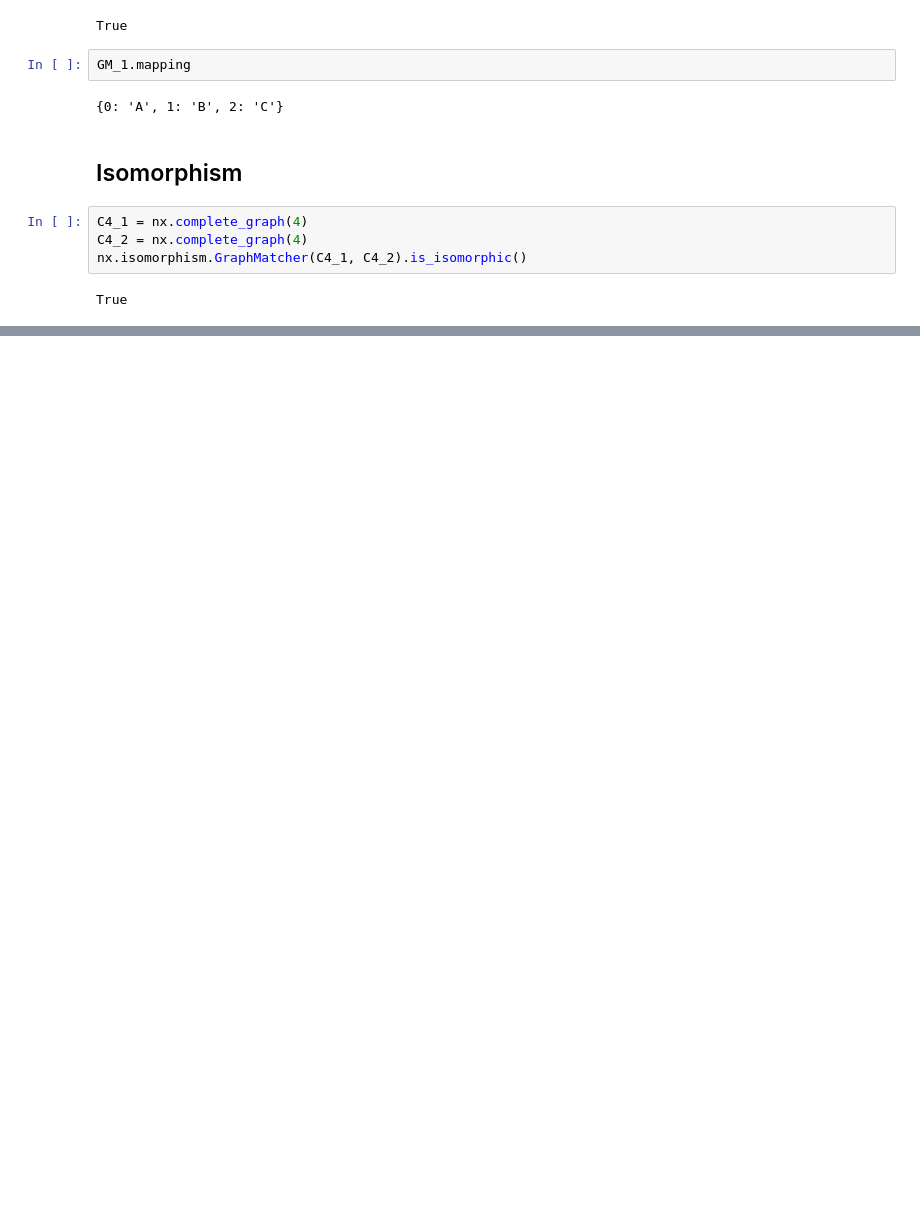
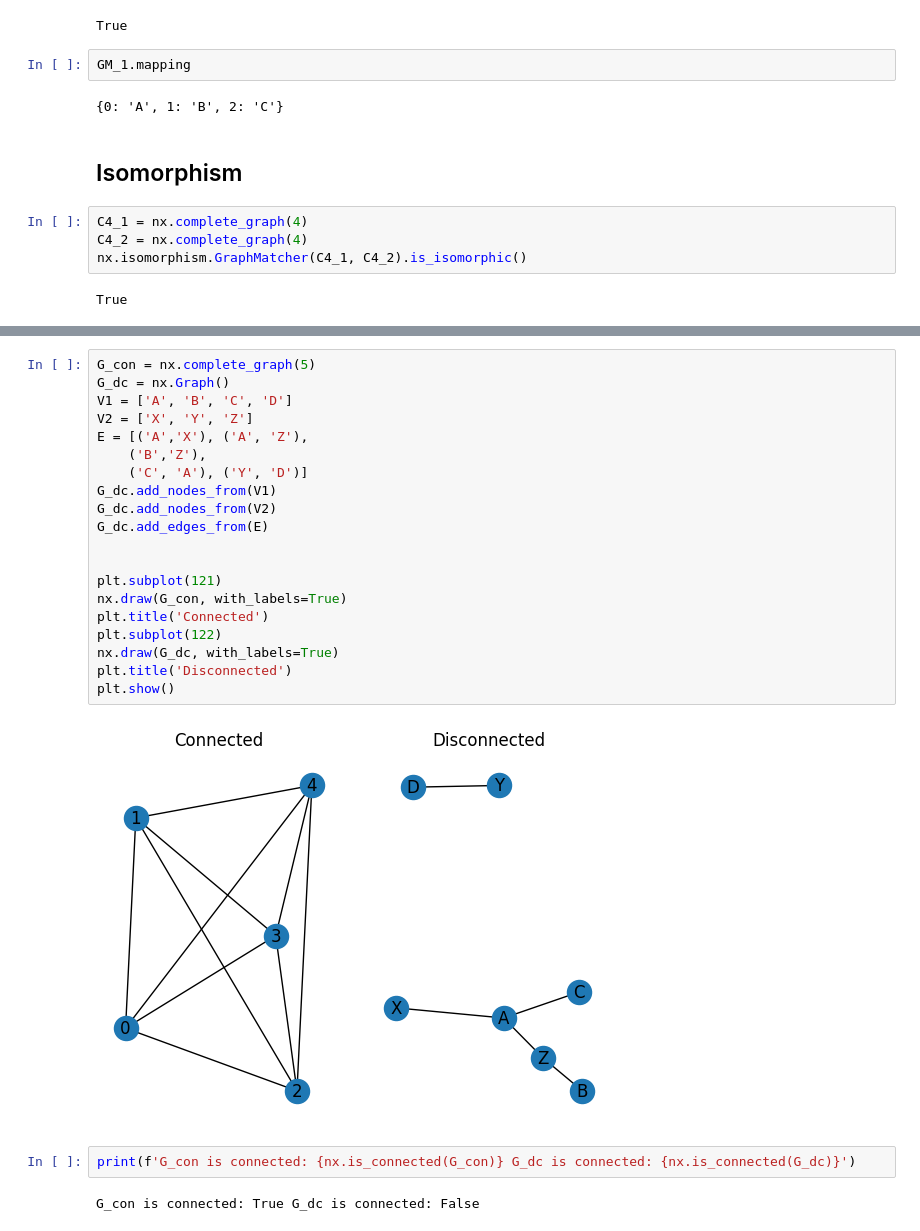
Before and after one commit to mcooper44/graph_theory, a Jupyter notebook: Introduction to Graph Theory and Python.ipynb, the cells around one changed output, grey strips where cells are left out. Cells and saved outputs as stored; diff of their text form; blank space fills up the shorter version.

```diff
--- a/Introduction to Graph Theory and Python.ipynb
+++ b/Introduction to Graph Theory and Python.ipynb
@@ -176,0 +181,26 @@ True
+# %%
+G_con = nx.complete_graph(5)
+G_dc = nx.Graph()
+V1 = ['A', 'B', 'C', 'D']
+V2 = ['X', 'Y', 'Z']
+E = [('A','X'), ('A', 'Z'),
+    ('B','Z'),
+    ('C', 'A'), ('Y', 'D')]
+G_dc.add_nodes_from(V1)
+G_dc.add_nodes_from(V2)
+G_dc.add_edges_from(E)
+
+
+plt.subplot(121)
+nx.draw(G_con, with_labels=True)
+plt.title('Connected')
+plt.subplot(122)
+nx.draw(G_dc, with_labels=True)
+plt.title('Disconnected')
+plt.show()
+# %% [output]
+[figure, added]
+# %%
+print(f'G_con is connected: {nx.is_connected(G_con)} G_dc is connected: {nx.is_connected(G_dc)}')
+# %% [output]
+G_con is connected: True G_dc is connected: False
```
Also changed, not shown: parts of 14 cells of this notebook.
